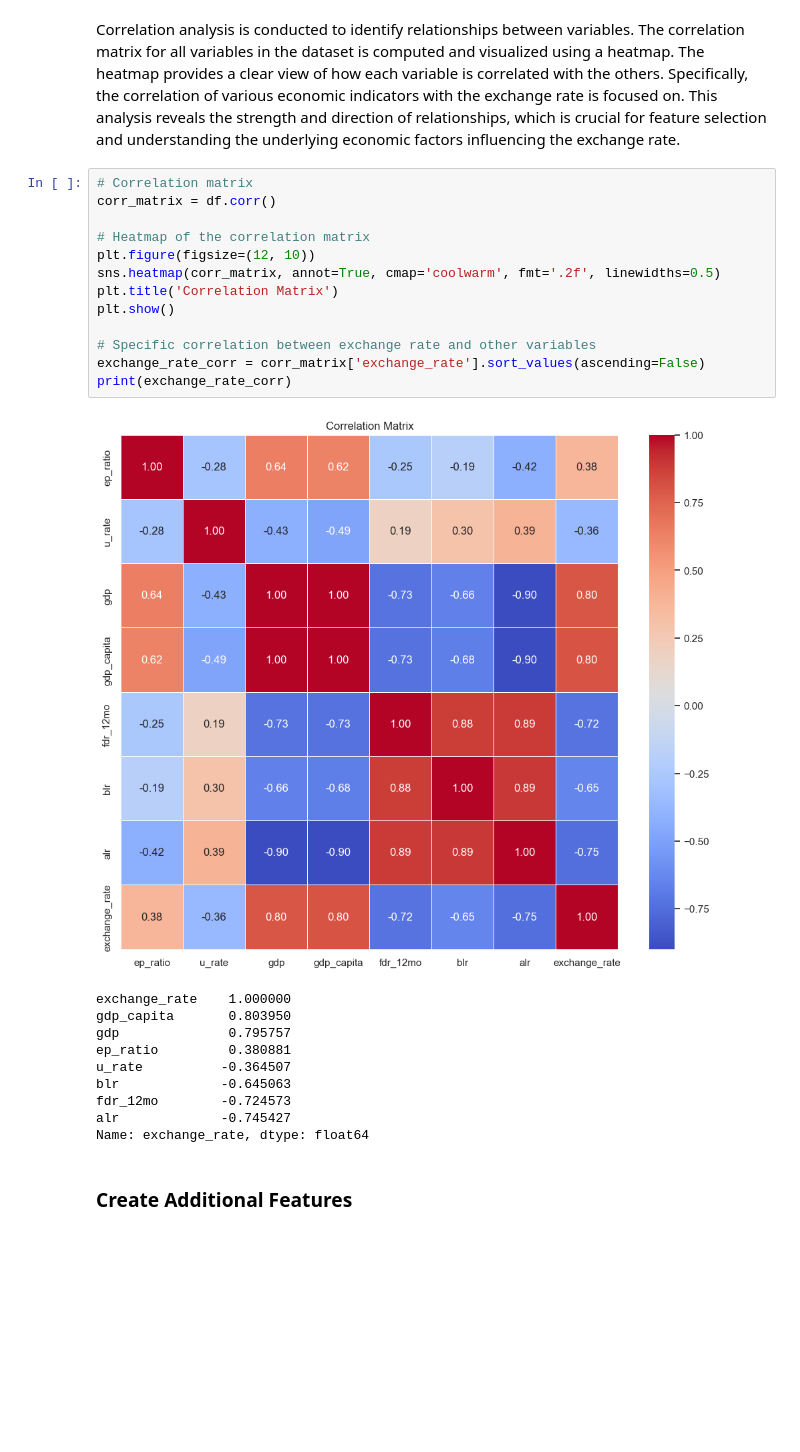
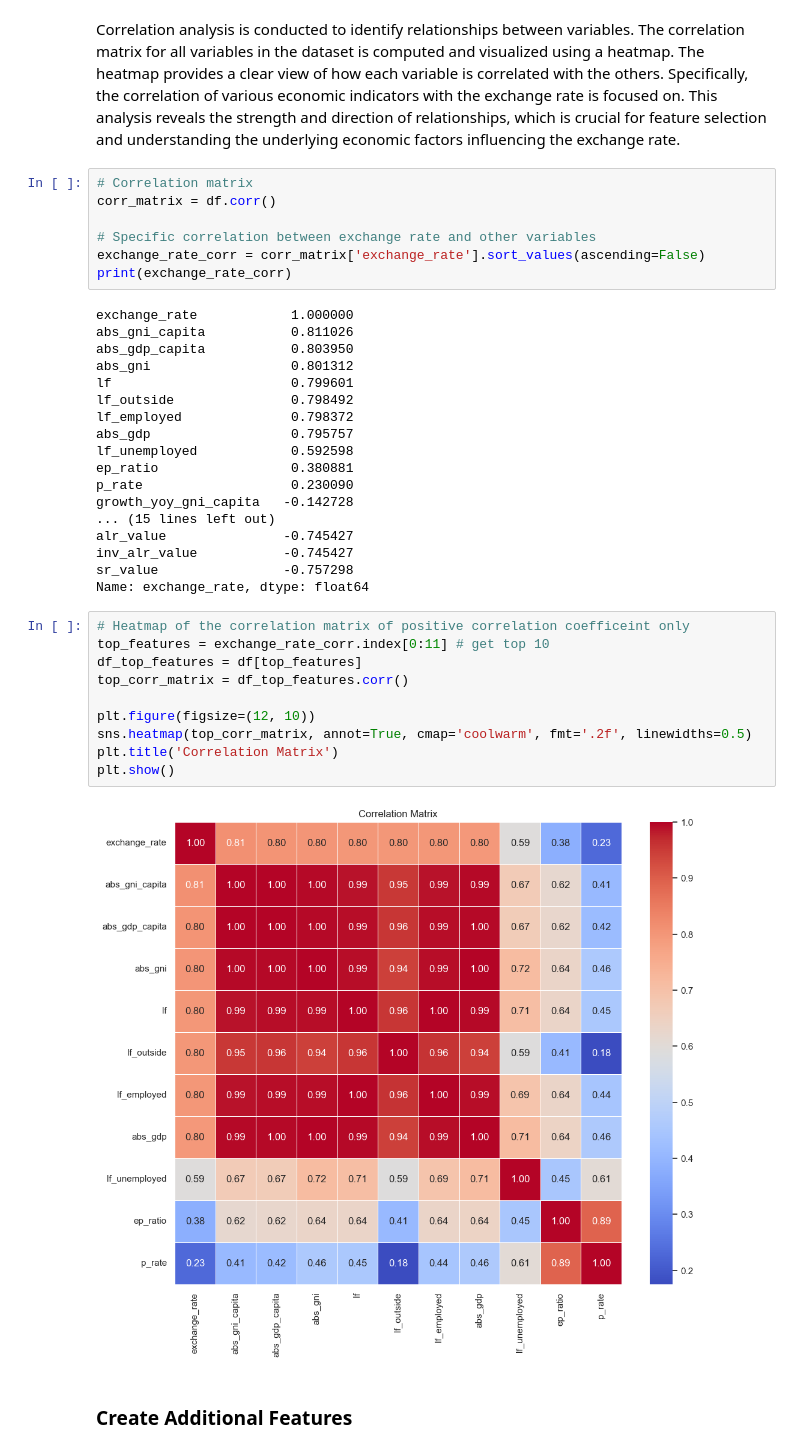
Before and after one commit to KohJJ820/MLIsFun, a Jupyter notebook: 5_Project/5_Project.ipynb, the cells around one changed output. Cells and saved outputs as stored; diff of their text form; blank space fills up the shorter version.

```diff
--- a/5_Project/5_Project.ipynb
+++ b/5_Project/5_Project.ipynb
@@ -424,26 +568,39 @@ Correlation analysis is conducted to identify relationships between variables. T
 # Correlation matrix
 corr_matrix = df.corr()
 
-# Heatmap of the correlation matrix
-plt.figure(figsize=(12, 10))
-sns.heatmap(corr_matrix, annot=True, cmap='coolwarm', fmt='.2f', linewidths=0.5)
-plt.title('Correlation Matrix')
-plt.show()
-
 # Specific correlation between exchange rate and other variables
 exchange_rate_corr = corr_matrix['exchange_rate'].sort_values(ascending=False)
 print(exchange_rate_corr)
 # %% [output]
-[figure, removed]
-exchange_rate    1.000000
-gdp_capita       0.803950
-gdp              0.795757
-ep_ratio         0.380881
-u_rate          -0.364507
-blr             -0.645063
-fdr_12mo        -0.724573
-alr             -0.745427
+exchange_rate            1.000000
+abs_gni_capita           0.811026
+abs_gdp_capita           0.803950
+abs_gni                  0.801312
+lf                       0.799601
+lf_outside               0.798492
+lf_employed              0.798372
+abs_gdp                  0.795757
+lf_unemployed            0.592598
+ep_ratio                 0.380881
+p_rate                   0.230090
+growth_yoy_gni_capita   -0.142728
+... (15 lines left out)
+alr_value               -0.745427
+inv_alr_value           -0.745427
+sr_value                -0.757298
 Name: exchange_rate, dtype: float64
+# %%
+# Heatmap of the correlation matrix of positive correlation coefficeint only
+top_features = exchange_rate_corr.index[0:11] # get top 10
+df_top_features = df[top_features]
+top_corr_matrix = df_top_features.corr()
+
+plt.figure(figsize=(12, 10))
+sns.heatmap(top_corr_matrix, annot=True, cmap='coolwarm', fmt='.2f', linewidths=0.5)
+plt.title('Correlation Matrix')
+plt.show()
+# %% [output]
+[figure, added]
 # %% [markdown]
 ### Create Additional Features
 # %% [markdown]
```
Also changed, not shown: parts of 62 cells of this notebook, 4 other files.
